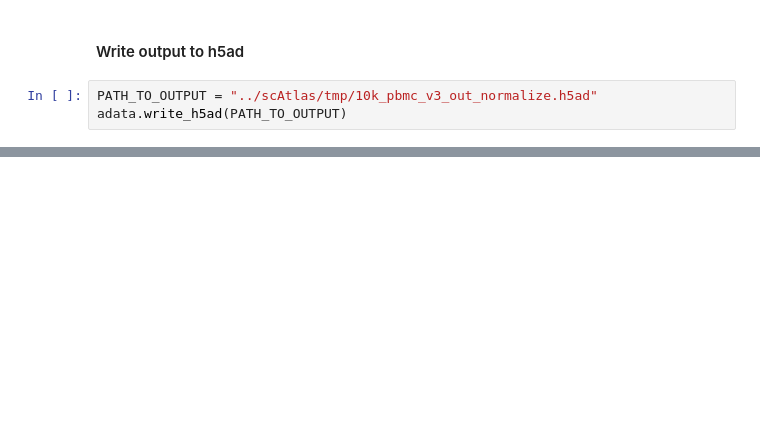
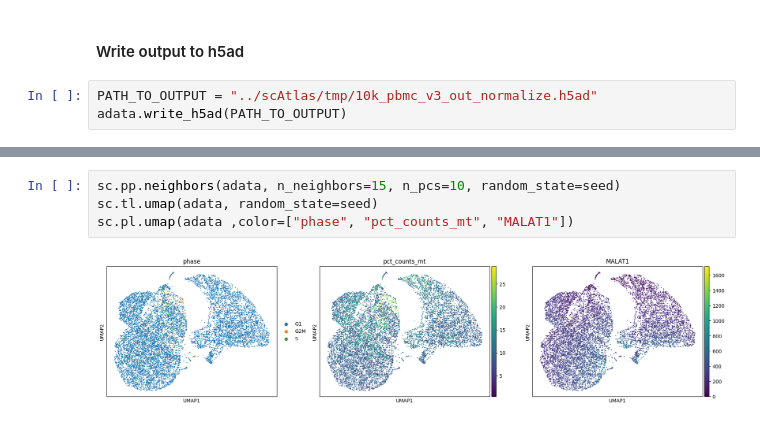
Before and after one commit to WhiteLabGenomics/terraPipelines, a Jupyter notebook: notebook/optimus_normalization.ipynb, the cells around one changed output, grey strips where cells are left out. Drawn from its saved outputs; the diff is of its cells as text; blank space fills up the shorter version.

```diff
--- a/notebook/optimus_normalization.ipynb
+++ b/notebook/optimus_normalization.ipynb
@@ -133,0 +144,6 @@ adata.write_h5ad(PATH_TO_OUTPUT)
+# %%
+sc.pp.neighbors(adata, n_neighbors=15, n_pcs=10, random_state=seed)
+sc.tl.umap(adata, random_state=seed)
+sc.pl.umap(adata ,color=["phase", "pct_counts_mt", "MALAT1"])
+# %% [output]
+[figure, added]
```
Also changed, not shown: parts of 20 cells of this notebook, 1 other file.
